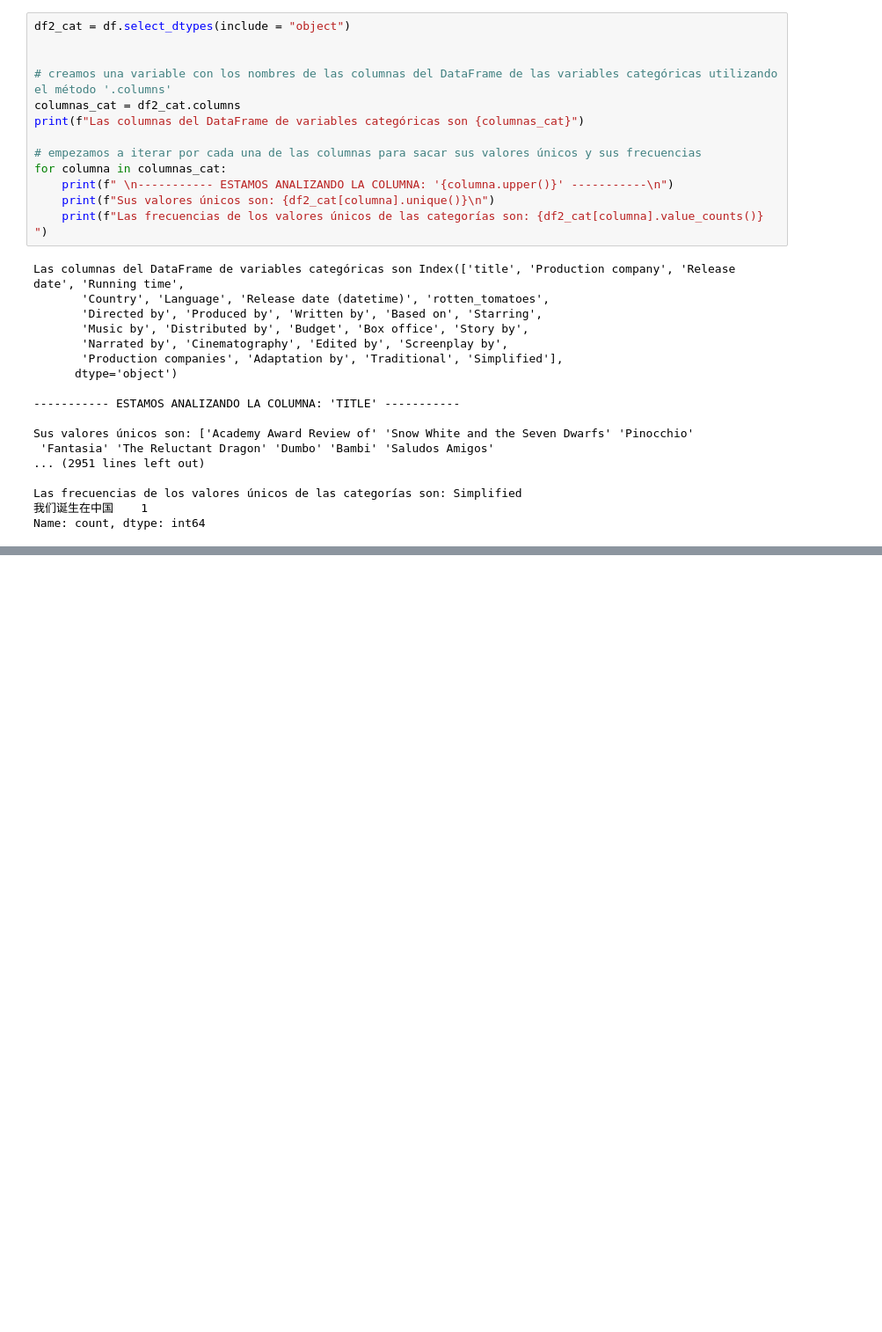
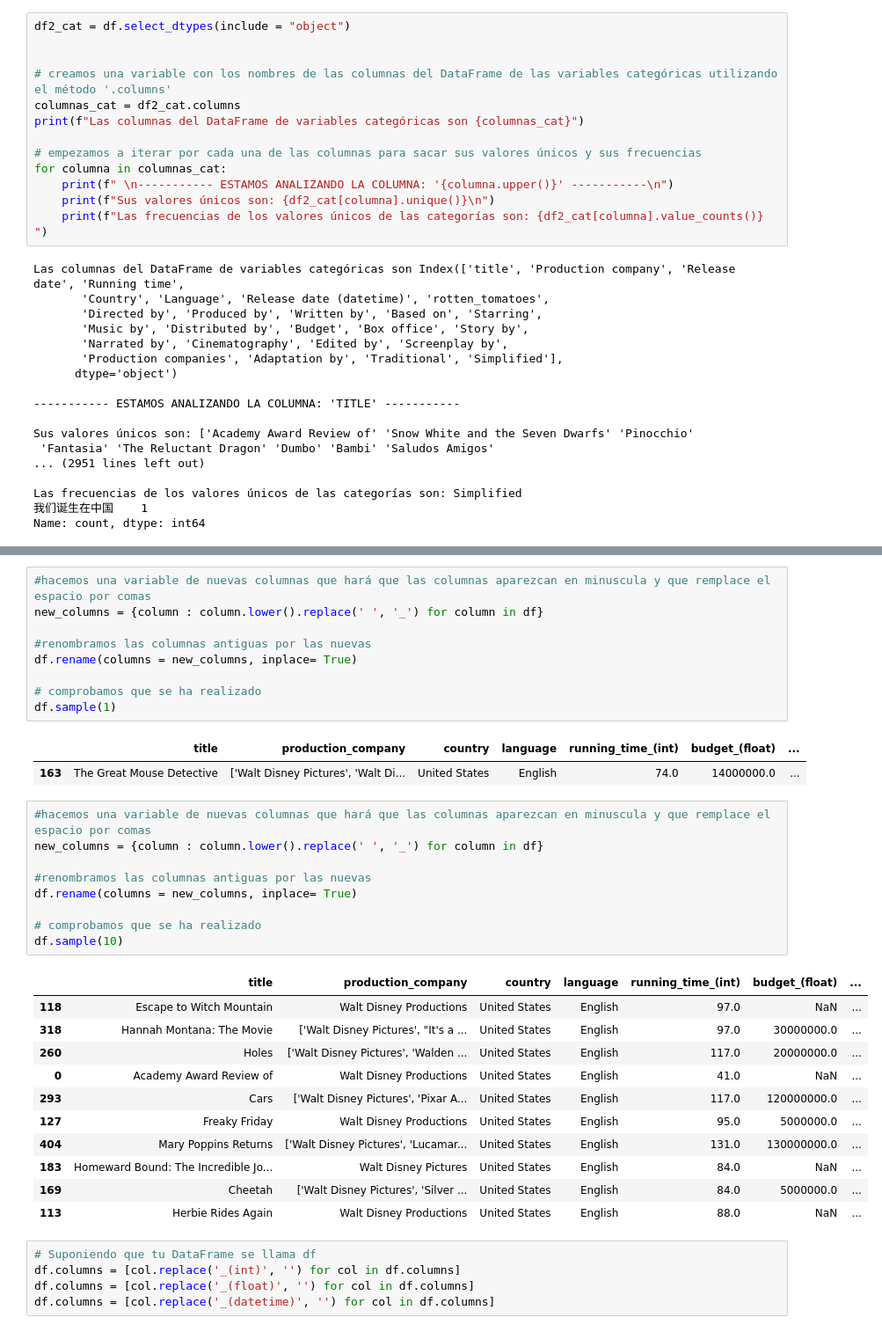
Before and after one commit to laural87/promoI-modulo4-grupo3-Yami-Ceci_Laura, a Jupyter notebook: EDA.ipynb, the cells around one changed output, grey strips where cells are left out. Shown at 88% size. Cells and saved outputs as stored; diff of their text form; blank space fills up the shorter version.

```diff
--- a/EDA.ipynb
+++ b/EDA.ipynb
@@ -218,0 +269,38 @@ Name: count, dtype: int64
+# %%
+#hacemos una variable de nuevas columnas que hará que las columnas aparezcan en minuscula y que remplace el espacio por comas
+new_columns = {column : column.lower().replace(' ', '_') for column in df}
+
+#renombramos las columnas antiguas por las nuevas
+df.rename(columns = new_columns, inplace= True)
+
+# comprobamos que se ha realizado
+df.sample(1)
+# %% [output]
+|  | title | production_company | country | language | running_time_(int) | budget_(float) | ... |
+| 163 | The Great Mouse Detective | ['Walt Disney Pictures', 'Walt Di... | United States | English | 74.0 | 14000000.0 | ... |
+# %%
+#hacemos una variable de nuevas columnas que hará que las columnas aparezcan en minuscula y que remplace el espacio por comas
+new_columns = {column : column.lower().replace(' ', '_') for column in df}
+
+#renombramos las columnas antiguas por las nuevas
+df.rename(columns = new_columns, inplace= True)
+
+# comprobamos que se ha realizado
+df.sample(10)
+# %% [output]
+|  | title | production_company | country | language | running_time_(int) | budget_(float) | ... |
+| 118 | Escape to Witch Mountain | Walt Disney Productions | United States | English | 97.0 | NaN | ... |
+| 318 | Hannah Montana: The Movie | ['Walt Disney Pictures', "It's a ... | United States | English | 97.0 | 30000000.0 | ... |
+| 260 | Holes | ['Walt Disney Pictures', 'Walden ... | United States | English | 117.0 | 20000000.0 | ... |
+| 0 | Academy Award Review of | Walt Disney Productions | United States | English | 41.0 | NaN | ... |
+| 293 | Cars | ['Walt Disney Pictures', 'Pixar A... | United States | English | 117.0 | 120000000.0 | ... |
+| 127 | Freaky Friday | Walt Disney Productions | United States | English | 95.0 | 5000000.0 | ... |
+| 404 | Mary Poppins Returns | ['Walt Disney Pictures', 'Lucamar... | United States | English | 131.0 | 130000000.0 | ... |
+| 183 | Homeward Bound: The Incredible Jo... | Walt Disney Pictures | United States | English | 84.0 | NaN | ... |
+| 169 | Cheetah | ['Walt Disney Pictures', 'Silver ... | United States | English | 84.0 | 5000000.0 | ... |
+| 113 | Herbie Rides Again | Walt Disney Productions | United States | English | 88.0 | NaN | ... |
+# %%
+# Suponiendo que tu DataFrame se llama df
+df.columns = [col.replace('_(int)', '') for col in df.columns]
+df.columns = [col.replace('_(float)', '') for col in df.columns]
+df.columns = [col.replace('_(datetime)', '') for col in df.columns]
```
Also changed, not shown: parts of 27 cells of this notebook.
